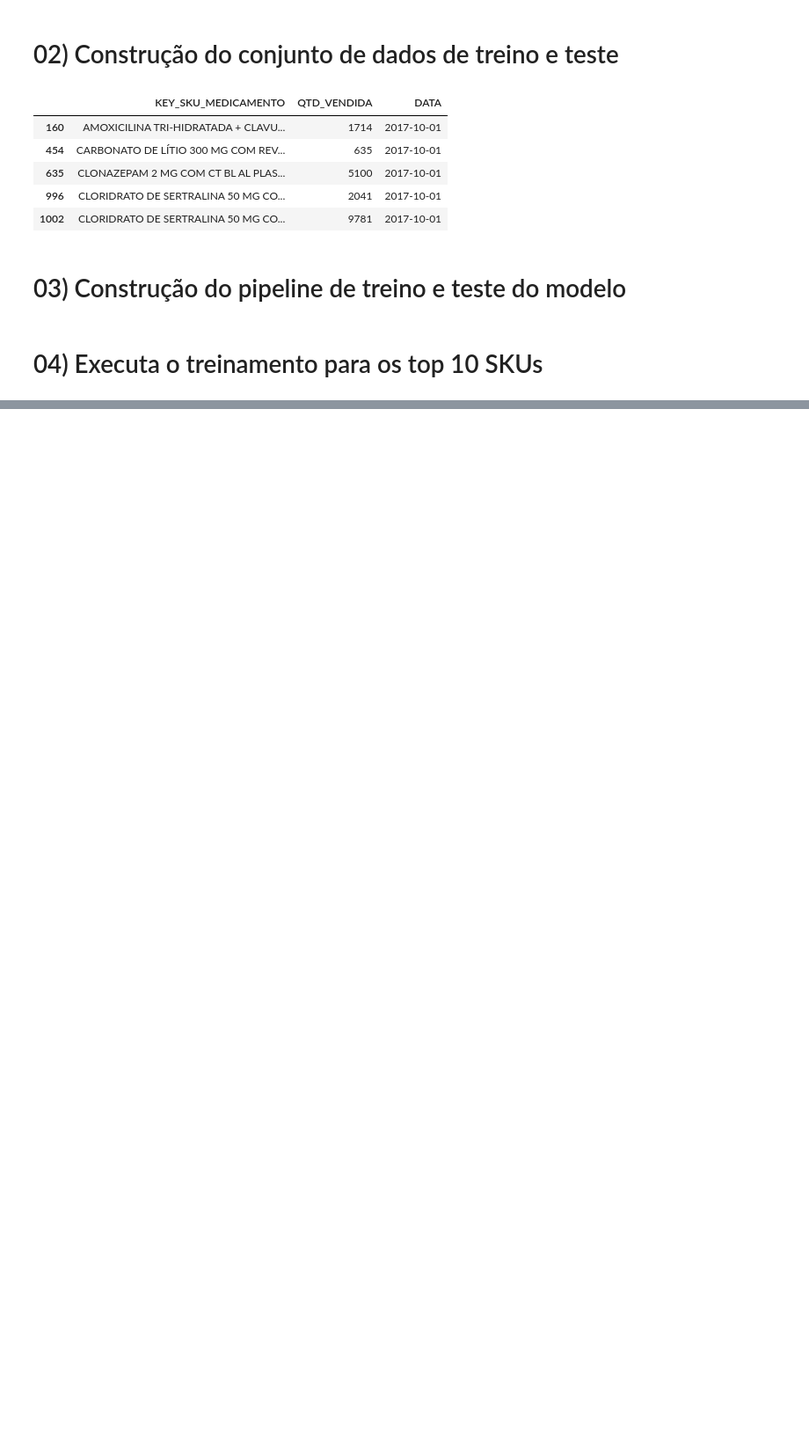
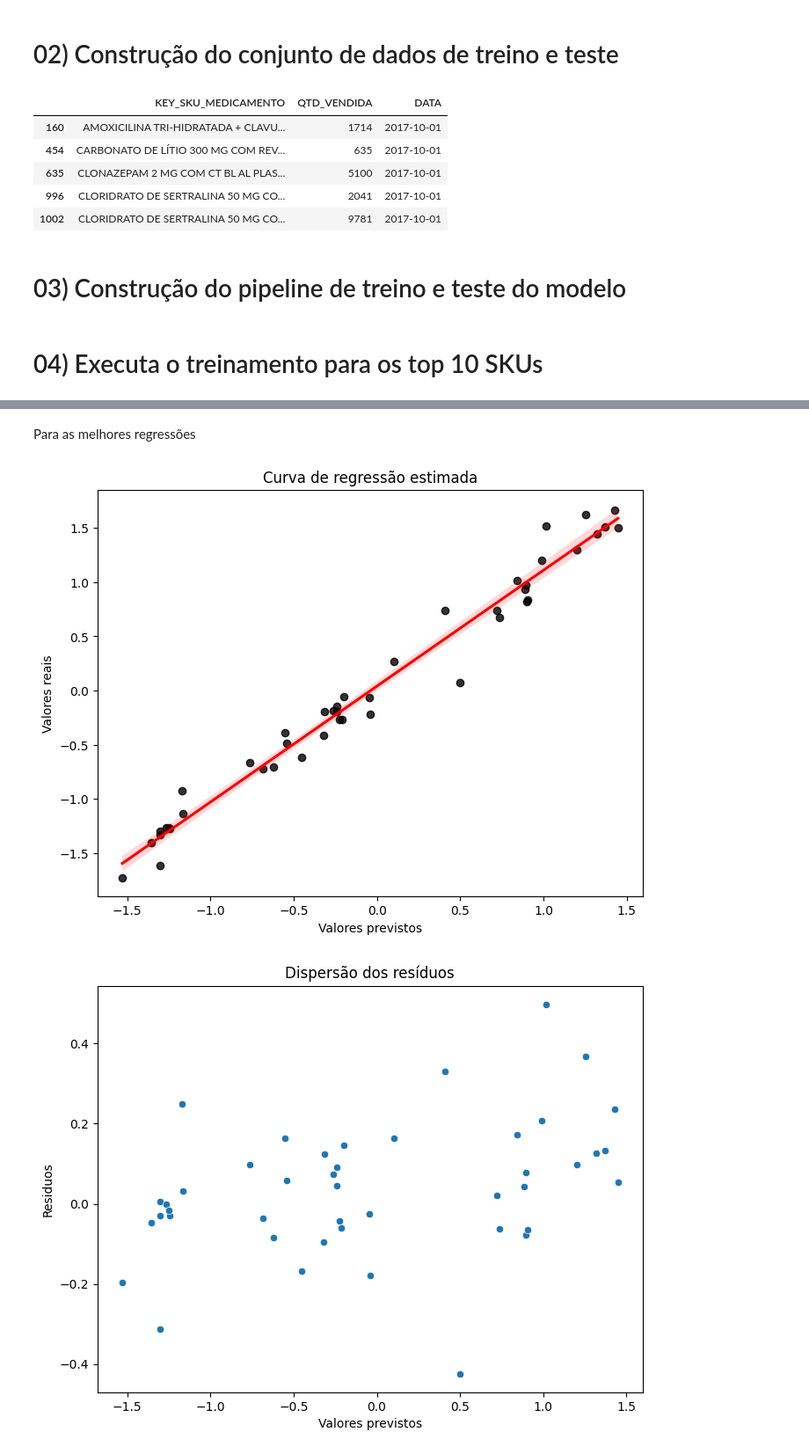
Before and after one commit to gustavocunhaa/previsao-demanda-SKUmedicamentos, a Jupyter notebook: train_model.ipynb, the cells around one changed output, grey strips where cells are left out. Shown at 88% size. Saved outputs shown, nothing was run; the diff lists cells and outputs as text; code cells hidden in the pictures; blank space fills up the shorter version.

```diff
--- a/train_model.ipynb
+++ b/train_model.ipynb
@@ -380,0 +365,2 @@ RNA: 71.352%
+# %%
+lista_modelos_8 = pipeline_modelo(8)
@@ -387,0 +447,7 @@ Com a quantidade de dados utilizadas da série histórica, não foi possível re
+# %% [markdown]
+Para as melhores regressões
+# %%
+curva_regressao_residuos(lista_modelos_8[2], 8)
+# %% [output]
+[figure, added]
+[figure, added]
```
Also changed, not shown: parts of 44 cells of this notebook, 1 other file.
